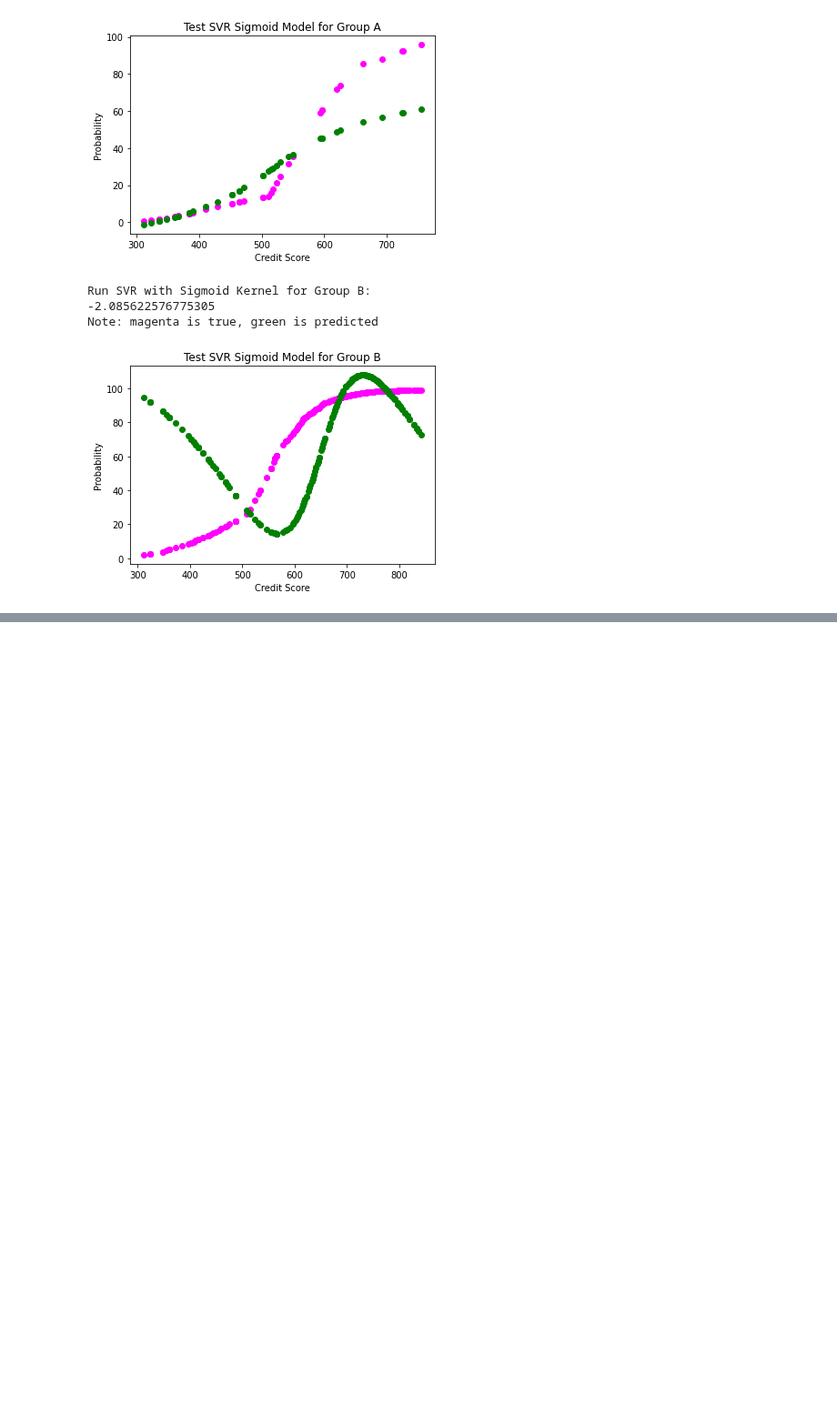
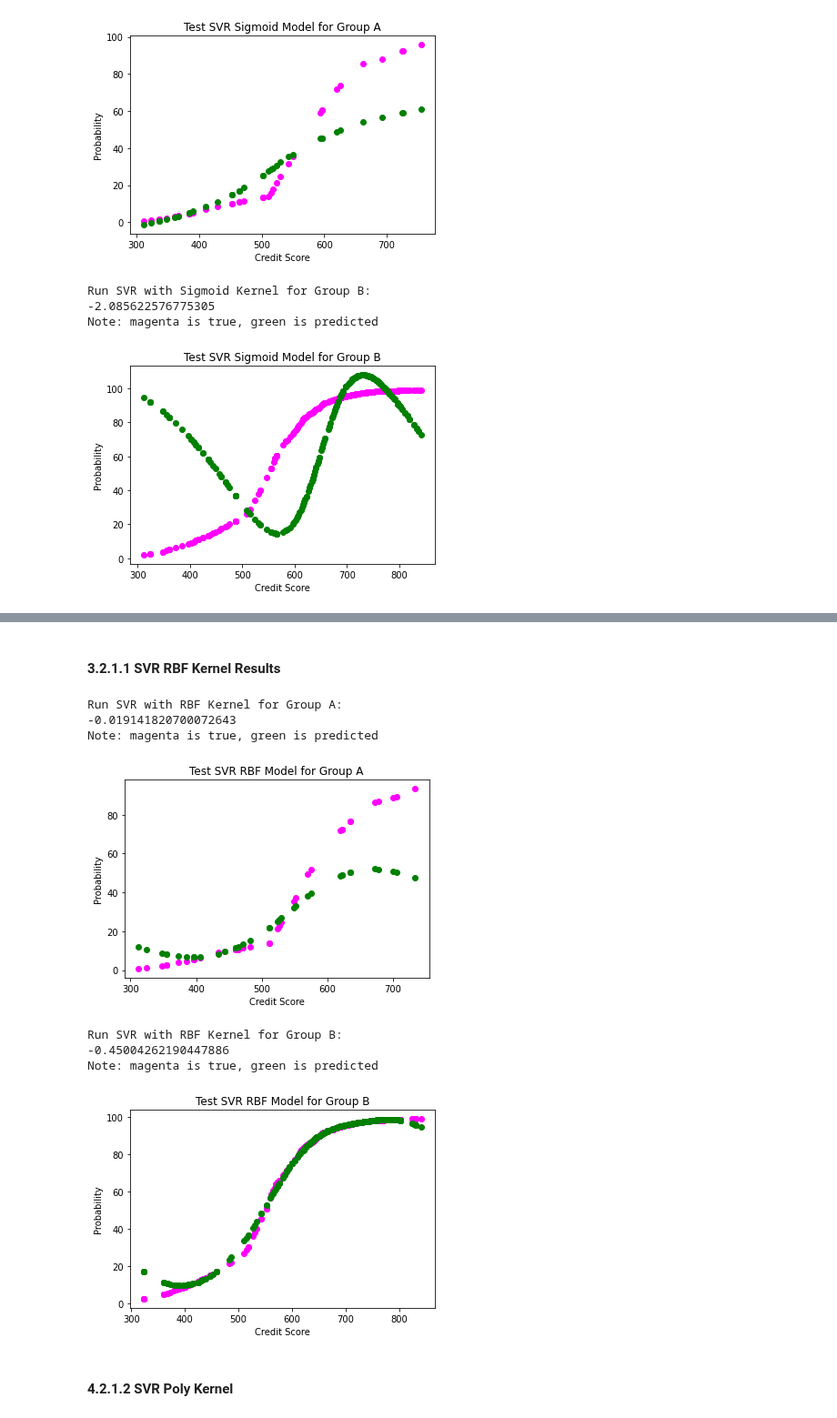
Before and after one commit to lydiatliu/delayedimpact, a Jupyter notebook: notebooks/simData_regressions.ipynb, the cells around one changed output, grey strips where cells are left out. Shown at 91% size. Cells and saved outputs as stored; diff of their text form; code cells hidden in the pictures; blank space fills up the shorter version.

```diff
--- a/notebooks/simData_regressions.ipynb
+++ b/notebooks/simData_regressions.ipynb
@@ -64,6 +120,0 @@ probs_B = data_B['repay_probability'].to_numpy()
-# %%
-def prepare_data(scores, probabilities):
-    x = scores.reshape(-1,1)
-    y = probabilities
-    X_train, X_test, y_train, y_test = train_test_split(x, y, test_size=0.3, random_state=42)
-    return X_train, X_test, y_train, y_test
@@ -199,0 +286,8 @@ Note: magenta is true, green is predicted
+# %%
+scores_A, probs_A, scores_B, probs_B = prepare_data(data_path_A='/home/mackenzie/git_repositories/delayedimpact/data/simulated_data/rounded_prob2dec_score0dec/simData_2decProbs_0decScores_groupA_black.csv',
+                                                    data_path_B='/home/mackenzie/git_repositories/delayedimpact/data/simulated_data/rounded_prob2dec_score0dec/simData_2decProbs_0decScores_groupB_white.csv',
+                                                    test_size=0.3,
+                                                    random_state=42
+                                                   )
+X_train_A, X_test_A, y_train_A, y_test_A = split_data(scores_A, probs_A)
+X_train_B, X_test_B, y_train_B, y_test_B = split_data(scores_B, probs_B)
@@ -199,0 +323,2 @@ Note: magenta is true, green is predicted
+# %% [markdown]
+#### 3.2.1.1 SVR RBF Kernel Results
@@ -199,0 +328,19 @@ Note: magenta is true, green is predicted
+# %%
+print("Run SVR with RBF Kernel for Group A:")
+svr_rbf_A = run_svr(X_train_A, y_train_A, X_test_A, y_test_A, kernel='rbf', C=1.0, epsilon=0.3)
+visualize_svr(svr_rbf_A, X_test_A, y_test_A, 'Test SVR RBF Model for Group A')
+
+print("Run SVR with RBF Kernel for Group B:")
+svr_rbf_B = run_svr(X_train_B, y_train_B, X_test_B, y_test_B, kernel='rbf', C=1.0, epsilon=0.3)
+visualize_svr(svr_rbf_B, X_test_B, y_test_B, 'Test SVR RBF Model for Group B')
+# %% [output]
+Run SVR with RBF Kernel for Group A:
+-0.019141820700072643
+Note: magenta is true, green is predicted
+[figure, added]
+Run SVR with RBF Kernel for Group B:
+-0.45004262190447886
+Note: magenta is true, green is predicted
+[figure, added]
+# %% [markdown]
+#### 4.2.1.2 SVR Poly Kernel
```
Also changed, not shown: parts of 61 cells of this notebook, 1 other file.
